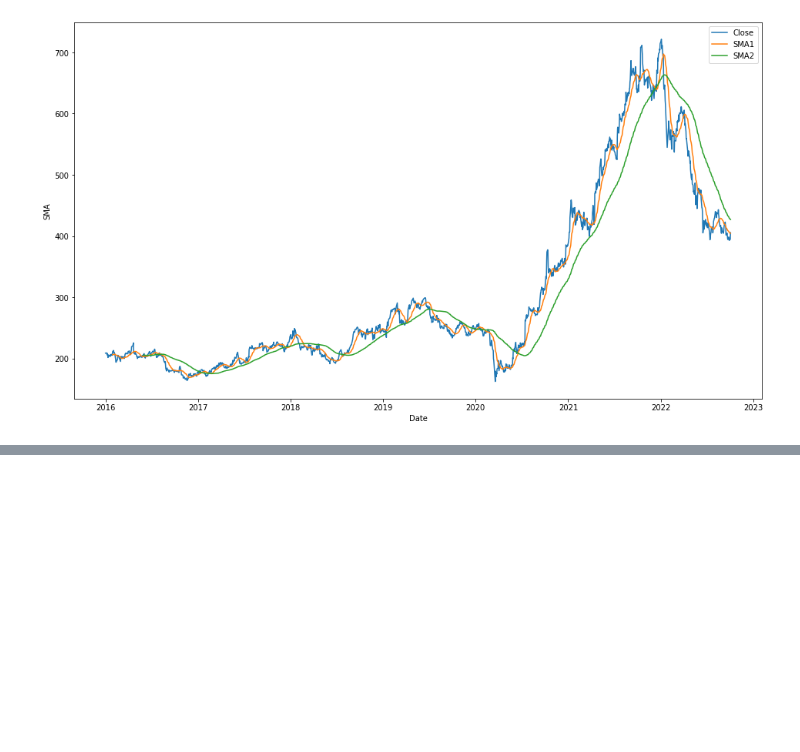
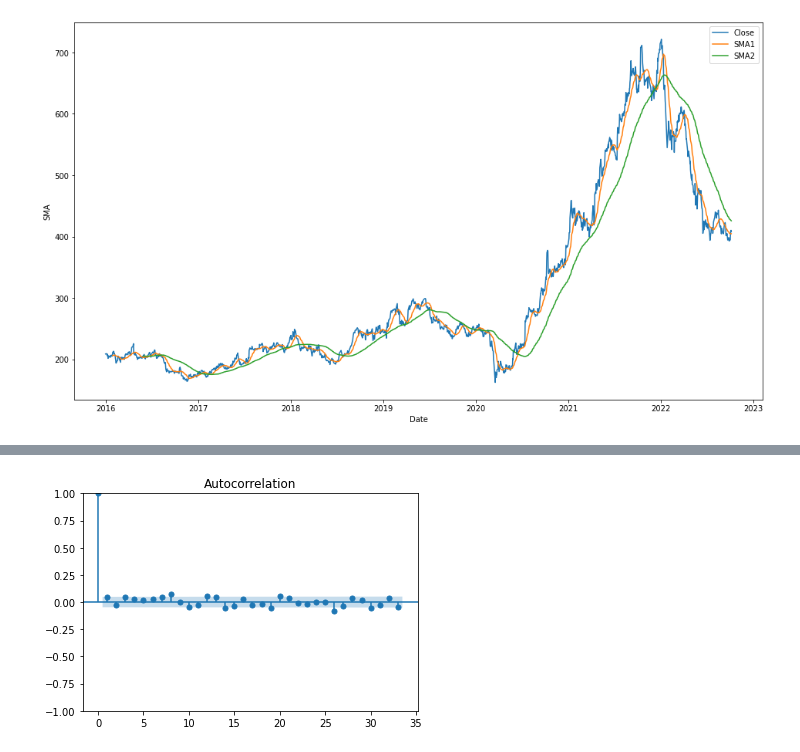
Before and after one commit to omsouravsharma/Python_for_algorithmic_trading-, a Jupyter notebook: ASM.ipynb, the cells around one changed output, grey strips where cells are left out. Saved outputs shown, nothing was run; the diff lists cells and outputs as text; code cells hidden in the pictures; blank space fills up the shorter version.

```diff
--- a/ASM.ipynb
+++ b/ASM.ipynb
@@ -61,0 +104,4 @@ Read books
+# %%
+acf_plot = plot_acf(wipro_df.first_difference)
+# %% [output]
+[figure, added]
```
Also changed, not shown: parts of 13 cells of this notebook, 6 other files.
